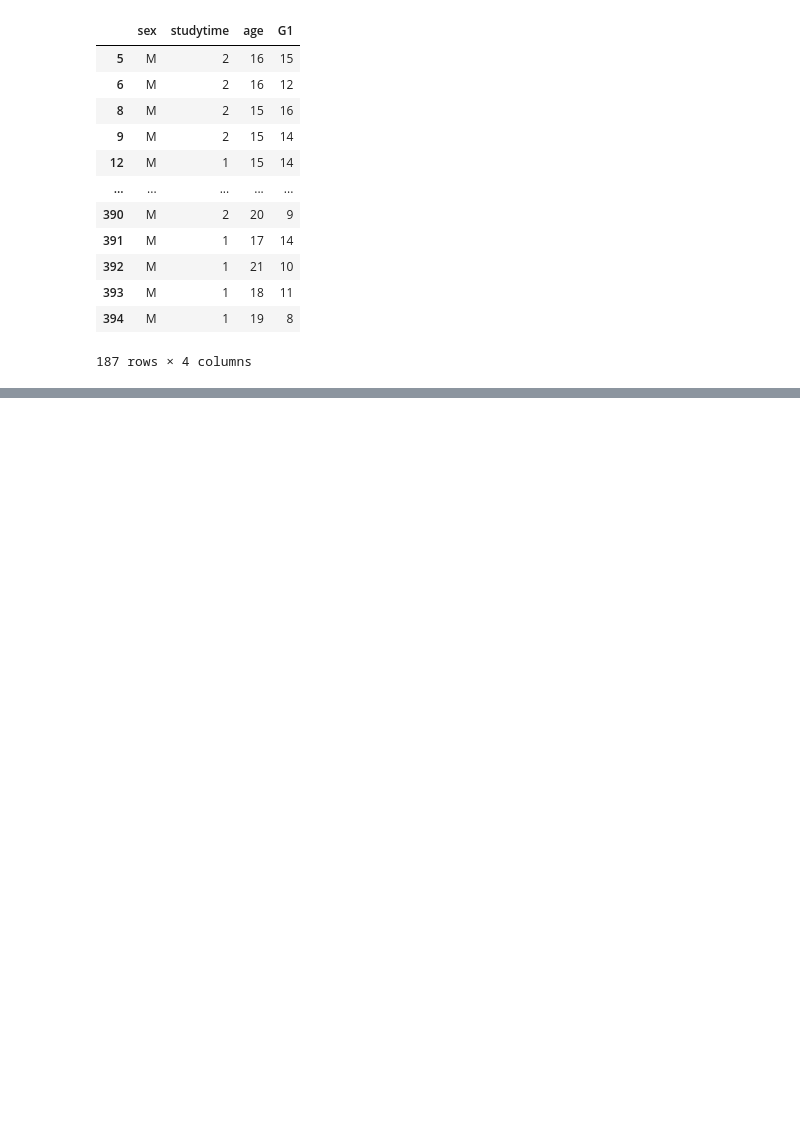
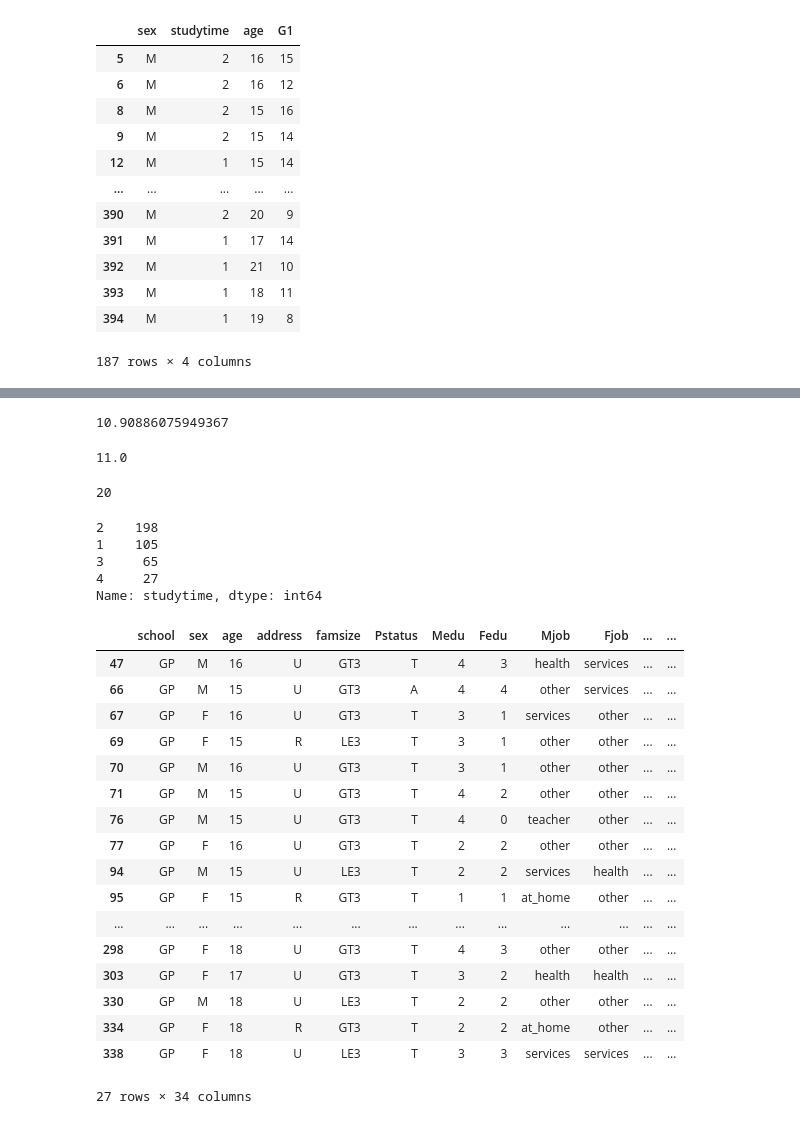
Before and after one commit to ChaouechOlfa/FormationUdemy, a Jupyter notebook: lireDesDonneesSurPython.ipynb, the cells around one changed output, grey strips where cells are left out. Drawn from its saved outputs; the diff is of its cells as text; code cells hidden in the pictures; blank space fills up the shorter version.

```diff
--- a/lireDesDonneesSurPython.ipynb
+++ b/lireDesDonneesSurPython.ipynb
@@ -384,0 +397,2 @@ df.loc[-sex_filt,['sex','studytime','age','G1']]
+# %%
+df.drop(columns=['ParentJobs'],inplace=True)
@@ -384,0 +409,2 @@ df.loc[-sex_filt,['sex','studytime','age','G1']]
+# %%
+df['Coef_x']=df['traveltime']+df['studytime']+df['failures']
@@ -384,0 +421,2 @@ df.loc[-sex_filt,['sex','studytime','age','G1']]
+# %%
+df.drop(columns=['Coef_x','absences'],inplace=True)
@@ -384,0 +433,44 @@ df.loc[-sex_filt,['sex','studytime','age','G1']]
+# %%
+#Calcul de la moyenne générale
+df['G1'].mean()
+# %% [output]
+10.90886075949367
+# %%
+df['G3'].median()
+# %% [output]
+11.0
+# %%
+df['G3'].max()
+# %% [output]
+20
+# %%
+df['studytime'].value_counts()
+# %% [output]
+2    198
+1    105
+3     65
+4     27
+Name: studytime, dtype: int64
+# %%
+study_grp=df.groupby(['studytime'])
+# %%
+study_grp.get_group(4)
+# %% [output]
+|  | school | sex | age | address | famsize | Pstatus | Medu | Fedu | Mjob | Fjob | ... | ... |
+| 47 | GP | M | 16 | U | GT3 | T | 4 | 3 | health | services | ... | ... |
+| 66 | GP | M | 15 | U | GT3 | A | 4 | 4 | other | services | ... | ... |
+| 67 | GP | F | 16 | U | GT3 | T | 3 | 1 | services | other | ... | ... |
+| 69 | GP | F | 15 | R | LE3 | T | 3 | 1 | other | other | ... | ... |
+| 70 | GP | M | 16 | U | GT3 | T | 3 | 1 | other | other | ... | ... |
+| 71 | GP | M | 15 | U | GT3 | T | 4 | 2 | other | other | ... | ... |
+| 76 | GP | M | 15 | U | GT3 | T | 4 | 0 | teacher | other | ... | ... |
+| 77 | GP | F | 16 | U | GT3 | T | 2 | 2 | other | other | ... | ... |
+| 94 | GP | M | 15 | U | LE3 | T | 2 | 2 | services | health | ... | ... |
+| 95 | GP | F | 15 | R | GT3 | T | 1 | 1 | at_home | other | ... | ... |
+| ... | ... | ... | ... | ... | ... | ... | ... | ... | ... | ... | ... | ... |
+| 298 | GP | F | 18 | U | GT3 | T | 4 | 3 | other | other | ... | ... |
+| 303 | GP | F | 17 | U | GT3 | T | 3 | 2 | health | health | ... | ... |
+| 330 | GP | M | 18 | U | LE3 | T | 2 | 2 | other | other | ... | ... |
+| 334 | GP | F | 18 | R | GT3 | T | 2 | 2 | at_home | other | ... | ... |
+| 338 | GP | F | 18 | U | LE3 | T | 3 | 3 | services | services | ... | ... |
+27 rows × 34 columns
```
Also changed, not shown: parts of 7 cells of this notebook.
